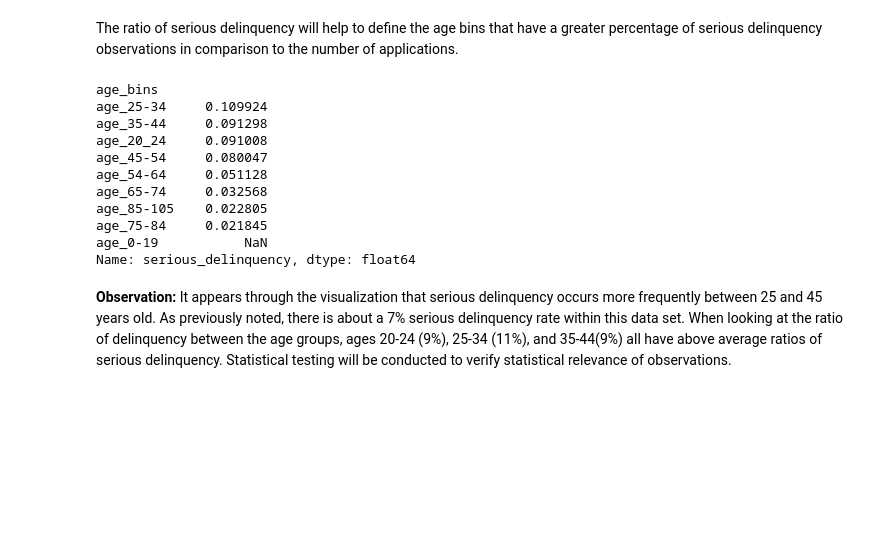
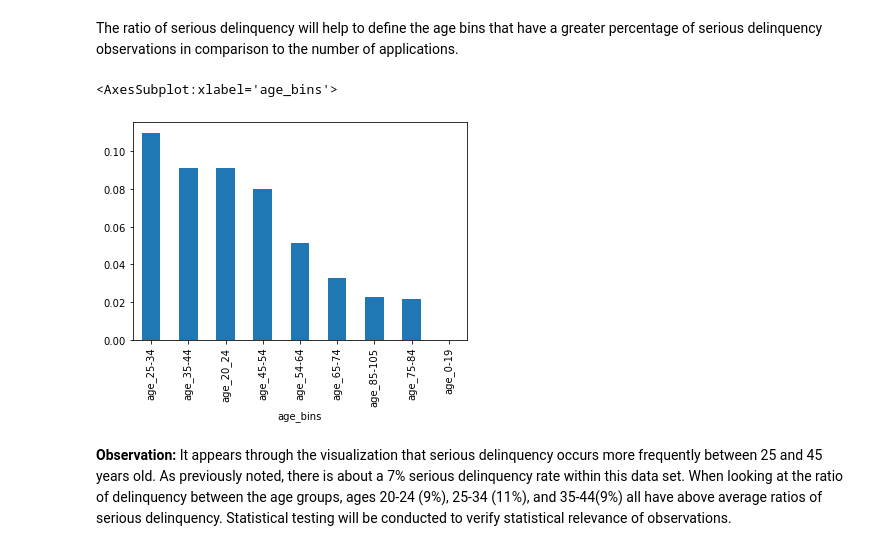
Before and after one commit to rachelrobbinsmayhill/Personal-Project, a Jupyter notebook: final_report.ipynb, the cells around one changed output. Drawn from its saved outputs; the diff is of its cells as text; code cells hidden in the pictures; blank space fills up the shorter version.

```diff
--- a/final_report.ipynb
+++ b/final_report.ipynb
@@ -283,19 +283,10 @@ plt.show()
 The ratio of serious delinquency will help to define the age bins that have a greater percentage of serious delinquency observations in comparison to the number of applications.
 # %%
 # obtain ratio of serious delinquency per age group
-train.groupby('age_bins').serious_delinquency.mean().sort_values(ascending=False)
+train.groupby('age_bins').serious_delinquency.mean().sort_values(ascending=False).plot.bar()
 # %% [output]
-age_bins
-age_25-34     0.109924
-age_35-44     0.091298
-age_20_24     0.091008
-age_45-54     0.080047
-age_54-64     0.051128
-age_65-74     0.032568
-age_85-105    0.022805
-age_75-84     0.021845
-age_0-19           NaN
-Name: serious_delinquency, dtype: float64
+<AxesSubplot:xlabel='age_bins'>
+[figure, added]
 # %% [markdown]
 **Observation:** It appears through the visualization that serious delinquency occurs more frequently between 25 and 45 years old. As previously noted, there is about a 7% serious delinquency rate within this data set. When looking at the ratio of delinquency between the age groups, ages 20-24 (9%), 25-34 (11%), and 35-44(9%) all have above average ratios of serious delinquency. Statistical testing will be conducted to verify statistical relevance of observations.
 # %% [markdown]
```
Also changed, not shown: parts of 7 cells of this notebook.
